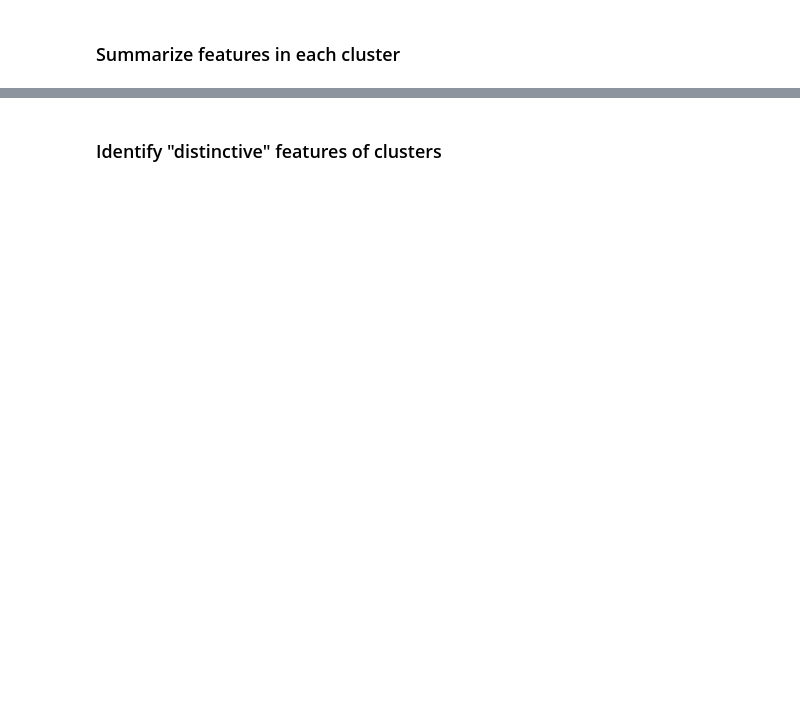
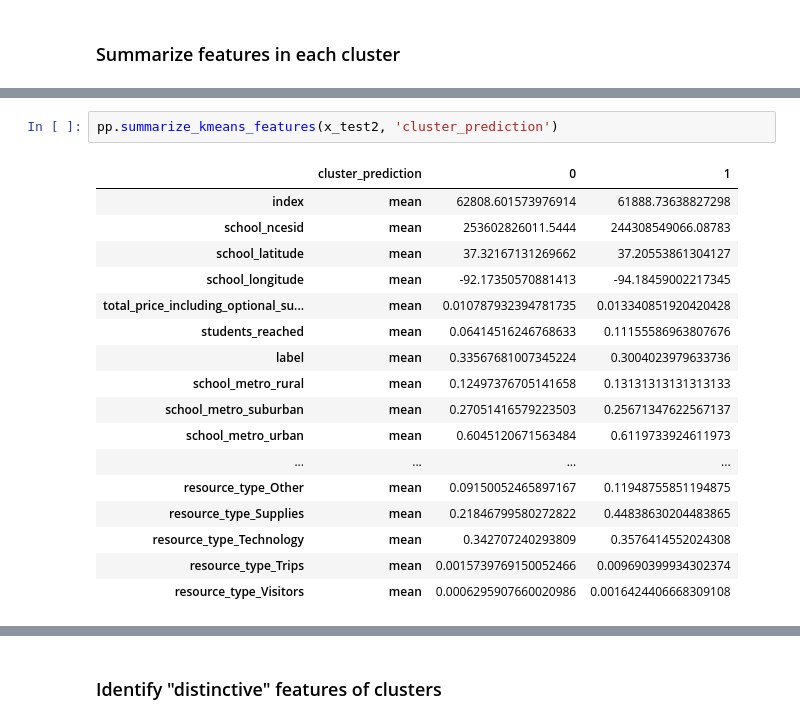
Before and after one commit to laurenjli/ml-pubpol, a Jupyter notebook: hw4/hw4_analysis.ipynb, the cells around one changed output, grey strips where cells are left out. Drawn from its saved outputs; the diff is of its cells as text; blank space fills up the shorter version.

```diff
--- a/hw4/hw4_analysis.ipynb
+++ b/hw4/hw4_analysis.ipynb
@@ -148,0 +256,20 @@ pp.summarize_kmeans_features(df_final, 'cluster_prediction')
+# %%
+pp.summarize_kmeans_features(x_test2, 'cluster_prediction')
+# %% [output]
+|  | cluster_prediction | 0 | 1 |
+| index | mean | 62808.601573976914 | 61888.73638827298 |
+| school_ncesid | mean | 253602826011.5444 | 244308549066.08783 |
+| school_latitude | mean | 37.32167131269662 | 37.20553861304127 |
+| school_longitude | mean | -92.17350570881413 | -94.18459002217345 |
+| total_price_including_optional_su... | mean | 0.010787932394781735 | 0.013340851920420428 |
+| students_reached | mean | 0.06414516246768633 | 0.11155586963807676 |
+| label | mean | 0.33567681007345224 | 0.3004023979633736 |
+| school_metro_rural | mean | 0.12497376705141658 | 0.13131313131313133 |
+| school_metro_suburban | mean | 0.27051416579223503 | 0.25671347622567137 |
+| school_metro_urban | mean | 0.6045120671563484 | 0.6119733924611973 |
+| ... | ... | ... | ... |
+| resource_type_Other | mean | 0.09150052465897167 | 0.11948755851194875 |
+| resource_type_Supplies | mean | 0.21846799580272822 | 0.44838630204483865 |
+| resource_type_Technology | mean | 0.342707240293809 | 0.3576414552024308 |
+| resource_type_Trips | mean | 0.0015739769150052466 | 0.009690399934302374 |
+| resource_type_Visitors | mean | 0.0006295907660020986 | 0.0016424406668309108 |
```
Also changed, not shown: parts of 36 cells of this notebook, 8 other files.
